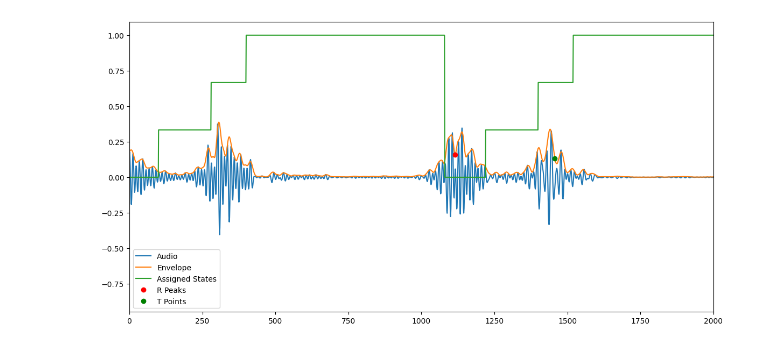
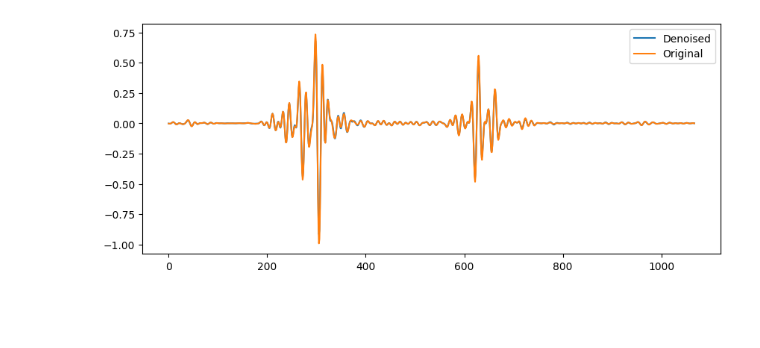
Before and after one commit to djorgeext/pcg-ecg-analysis, a Jupyter notebook: Springer-Segmentation-Code-master/test_python_implementation.ipynb, the cells around one changed output. Drawn from its saved outputs; the diff is of its cells as text; code cells hidden in the pictures; blank space fills up the shorter version.

```diff
--- a/Springer-Segmentation-Code-master/test_python_implementation.ipynb
+++ b/Springer-Segmentation-Code-master/test_python_implementation.ipynb
@@ -144,12 +30,0 @@ plt.show()
-# %%
-plt.figure(figsize=(14, 7))
-plt.plot(audio_segments_test[n]/np.max(np.abs(audio_segments_test[n])), label='Audio')
-plt.plot(envol_segments_test[n], label='Envelope')
-plt.plot(assigned_states, label='Assigned States')
-plt.plot(x[audio_test_annotations[n][:,0]], envol_segments_test[n][audio_test_annotations[n][:,0]], 'ro', label='R Peaks')
-plt.plot(x[audio_test_annotations[n][:,1]], envol_segments_test[n][audio_test_annotations[n][:,1]], 'go', label='T Points')
-plt.legend()
-plt.xlim(0, 2000)
-plt.show()
-# %% [output]
-[figure, removed]
@@ -155,0 +79,24 @@ plt.show()
+# %%
+matrix_dict = {}
+# find max length of segments
+max_length = max(len(segment) for segment in audio_segments_train)
+
+# fill segments with zeros to have the same length and store in dictionary, save the original length in the dictionary as well
+for i in range(10):
+    matrix_dict[i] = {
+        'original_length': len(audio_segments_train[i]),
+        'segment': np.pad(audio_segments_train[i], (0, max_length - len(audio_segments_train[i])), mode='constant')
+    }
+
+matrix = np.vstack([matrix_dict[i]['segment'] for i in range(10)])
+
+matrix_denoised = pcg_graph_denoising_core(matrix, lambda1=0.1, lambda2=0.1)
+# %%
+n = np.random.randint(0, 5)
+plt.figure(figsize=(10, 4))
+plt.plot(matrix_denoised[n, :matrix_dict[n]['original_length']], label='Denoised')
+plt.plot(matrix_dict[n]['segment'][:matrix_dict[n]['original_length']], label='Original')
+plt.legend()
+plt.show()
+# %% [output]
+[figure, added]
```
Also changed, not shown: parts of 8 cells of this notebook.
